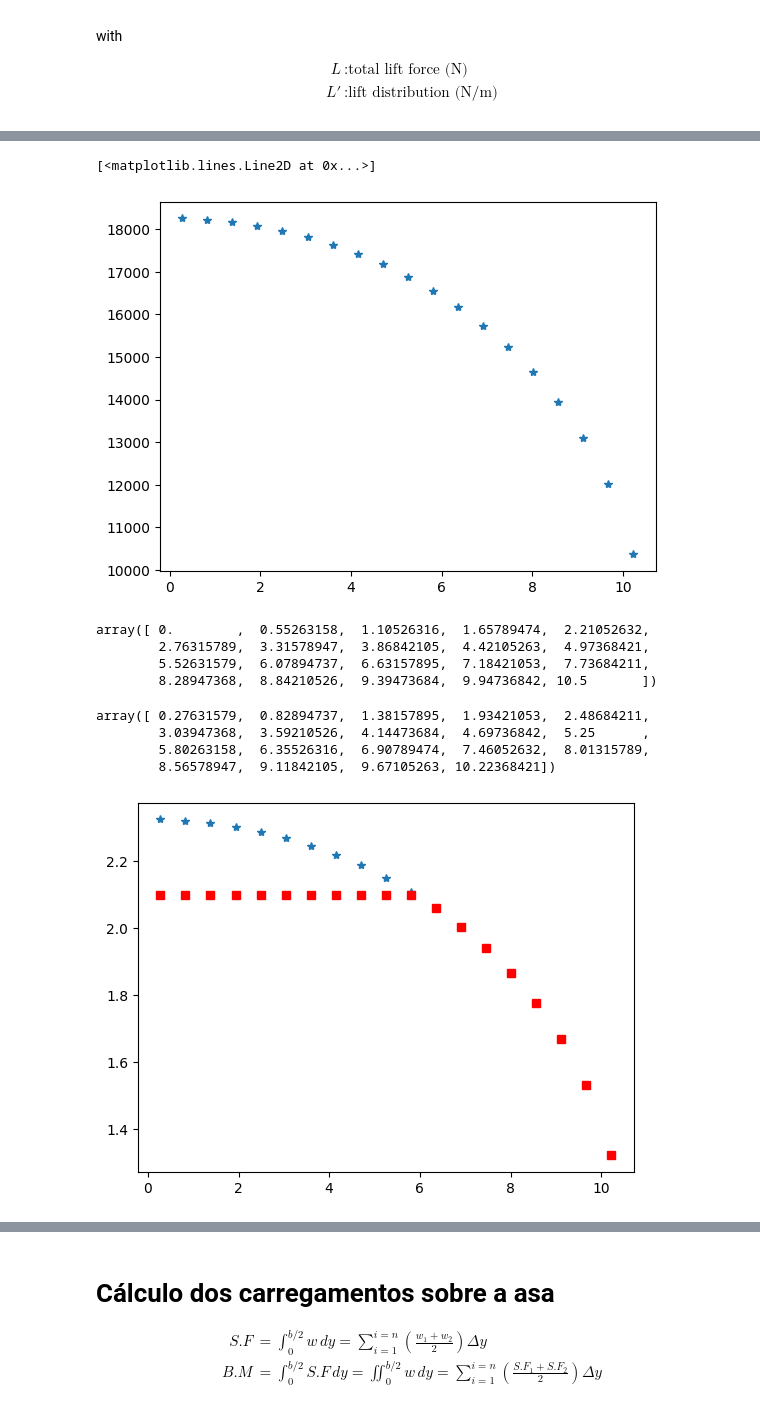
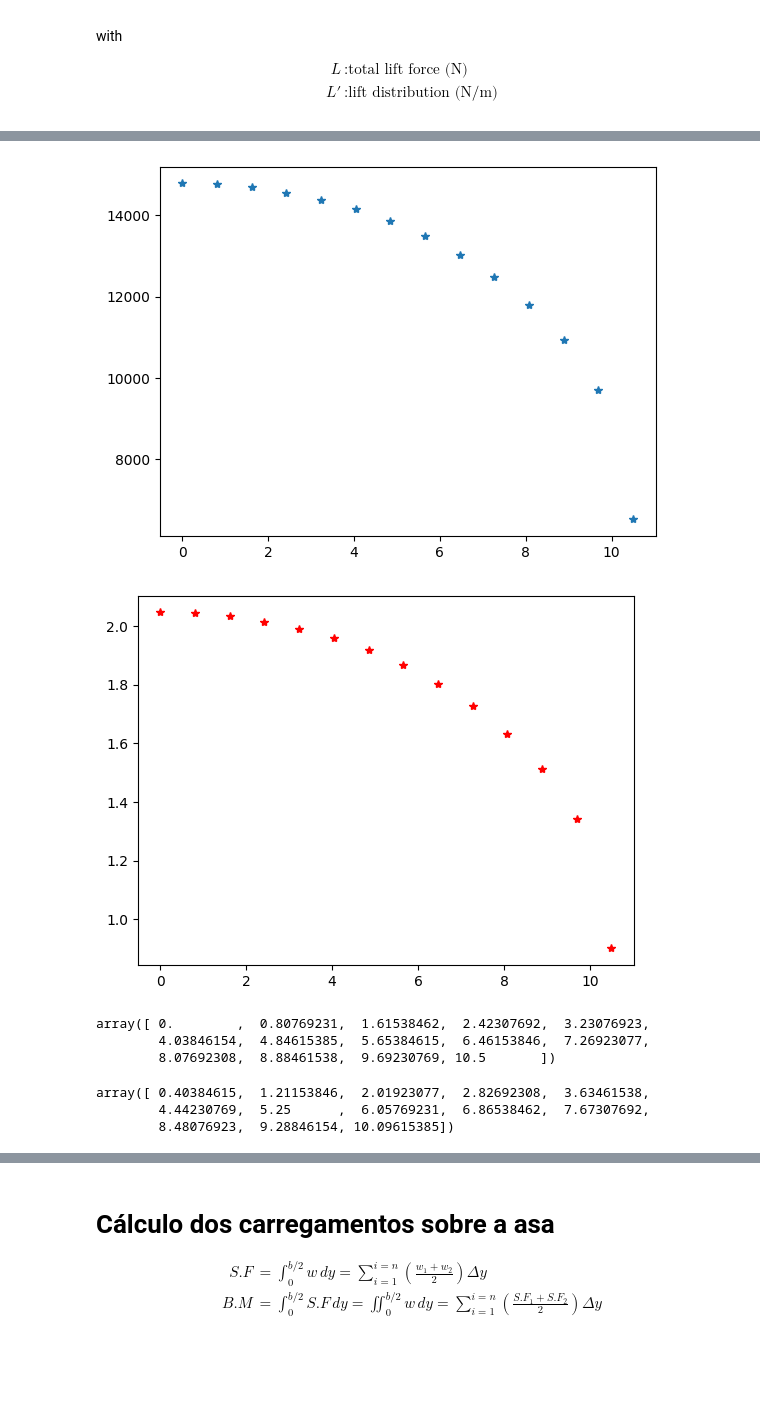
Before and after one commit to FeLorentzo/AircraftProjectEESC, a Jupyter notebook: AircraftPreliminaryDesign/AircraftPreliminaryDesign.ipynb, the cells around one changed output, grey strips where cells are left out. Drawn from its saved outputs; the diff is of its cells as text; code cells hidden in the pictures; blank space fills up the shorter version.

```diff
--- a/AircraftPreliminaryDesign/AircraftPreliminaryDesign.ipynb
+++ b/AircraftPreliminaryDesign/AircraftPreliminaryDesign.ipynb
@@ -1046,67 +1052,58 @@ L' &: \text{lift distribution (N/m)}
 # %%
 # Schrenk
 
 def schrenk_method_chord(S, b, afil, y_sections):
 
     # Elliptical
 
     chord_elliptical = 4*S/np.pi/b * np.sqrt(1 - (2*y_sections/b)**2)
 
     # trapezoidal
 
     chord_trapezoidal = 2*S / ( (1+afil) * b ) * ( 1 + 2/b * y_sections * (afil - 1) )
 
-    return (chord_elliptical + chord_trapezoidal)/2
+    return (chord_elliptical + chord_trapezoidal)/2, chord_trapezoidal
 
-y_sections = np.linspace(0, aircraft['wing']['b']/2, 20)
+y_sections = np.linspace(0, aircraft['wing']['b']/2, 14)
 delta_y = np.diff(y_sections)
-y_centroid = np.linspace(delta_y[0]/2, aircraft['wing']['b']/2-delta_y[0]/2, 19)
+y_centroid = np.linspace(delta_y[0]/2, aircraft['wing']['b']/2-delta_y[0]/2, 13)
 
-schrenk_chord = schrenk_method_chord(aircraft['wing']['S'], aircraft['wing']['b'],
-                                     aircraft['wing']['taper_ratio'], y_centroid)
+schrenk_chord, chord_trapezoidal = schrenk_method_chord(aircraft['wing']['S'], aircraft['wing']['b'],
+                                     aircraft['wing']['taper_ratio'], y_sections)
 
 # para condição mais crítica (escolhida máximo fator de carga positivo em stall,
 # mas poderia ser máximo em mergulho, valores idênticos)
 
-q = 0.5 * rho_SL * aircraft['definitions']['V_stall']**2
-Cl = 2
-wing_load = aircraft['definitions']['wing_load']
+Cl = 1.8
+Cl_local = Cl*schrenk_chord/chord_trapezoidal
+
+wing_load = n_max * aircraft['definitions']['wing_load']
 
 # L_distribution = q*schrenk_chord*Cl (L/b, seção unitária de envergadura)
-L_distribution = n_max * wing_load*schrenk_chord*Cl * delta_y
+w =  wing_load*Cl_local
 
-plt.plot(y_centroid, L_distribution, '*')
+plt.figure()
+plt.plot(y_sections, w, '*')
+plt.show()
+
+plt.figure()
+plt.plot(y_sections, Cl_local, '*r')
+plt.show()
 # %% [output]
-[<matplotlib.lines.Line2D at 0x...>]
-[figure, old version]
+[figure, new version]
+[figure, added]
 # %%
 y_sections
 # %% [output]
-array([ 0.        ,  0.55263158,  1.10526316,  1.65789474,  2.21052632,
-        2.76315789,  3.31578947,  3.86842105,  4.42105263,  4.97368421,
-        5.52631579,  6.07894737,  6.63157895,  7.18421053,  7.73684211,
-        8.28947368,  8.84210526,  9.39473684,  9.94736842, 10.5       ])
+array([ 0.        ,  0.80769231,  1.61538462,  2.42307692,  3.23076923,
+        4.03846154,  4.84615385,  5.65384615,  6.46153846,  7.26923077,
+        8.07692308,  8.88461538,  9.69230769, 10.5       ])
 # %%
 y_centroid
 # %% [output]
-array([ 0.27631579,  0.82894737,  1.38157895,  1.93421053,  2.48684211,
-        3.03947368,  3.59210526,  4.14473684,  4.69736842,  5.25      ,
-        5.80263158,  6.35526316,  6.90789474,  7.46052632,  8.01315789,
-        8.56578947,  9.11842105,  9.67105263, 10.22368421])
+array([ 0.40384615,  1.21153846,  2.01923077,  2.82692308,  3.63461538,
+        4.44230769,  5.25      ,  6.05769231,  6.86538462,  7.67307692,
+        8.48076923,  9.28846154, 10.09615385])
-# %%
-# delta_y = np.append(delta_y, 0)
-# mean_chord = np.array([(a + b) / 2 for a, b in zip(schrenk_chord[::1], schrenk_chord[1::1])])
-
-Cl_local = schrenk_chord * Cl / aircraft['wing']['CMA']
-Cl_corrigido = np.copy(Cl_local)
-Cl_corrigido[Cl_local > 2.1] = 2.1
-
-plt.figure()
-plt.plot(y_centroid, Cl_local, '*')
-plt.plot(y_centroid, Cl_corrigido, 'sr')
-plt.show()
-# %% [output]
-[figure, removed]
 # %%
 print(max(Cl_local))
 # %% [output]
```
Also changed, not shown: parts of 26 cells of this notebook.
